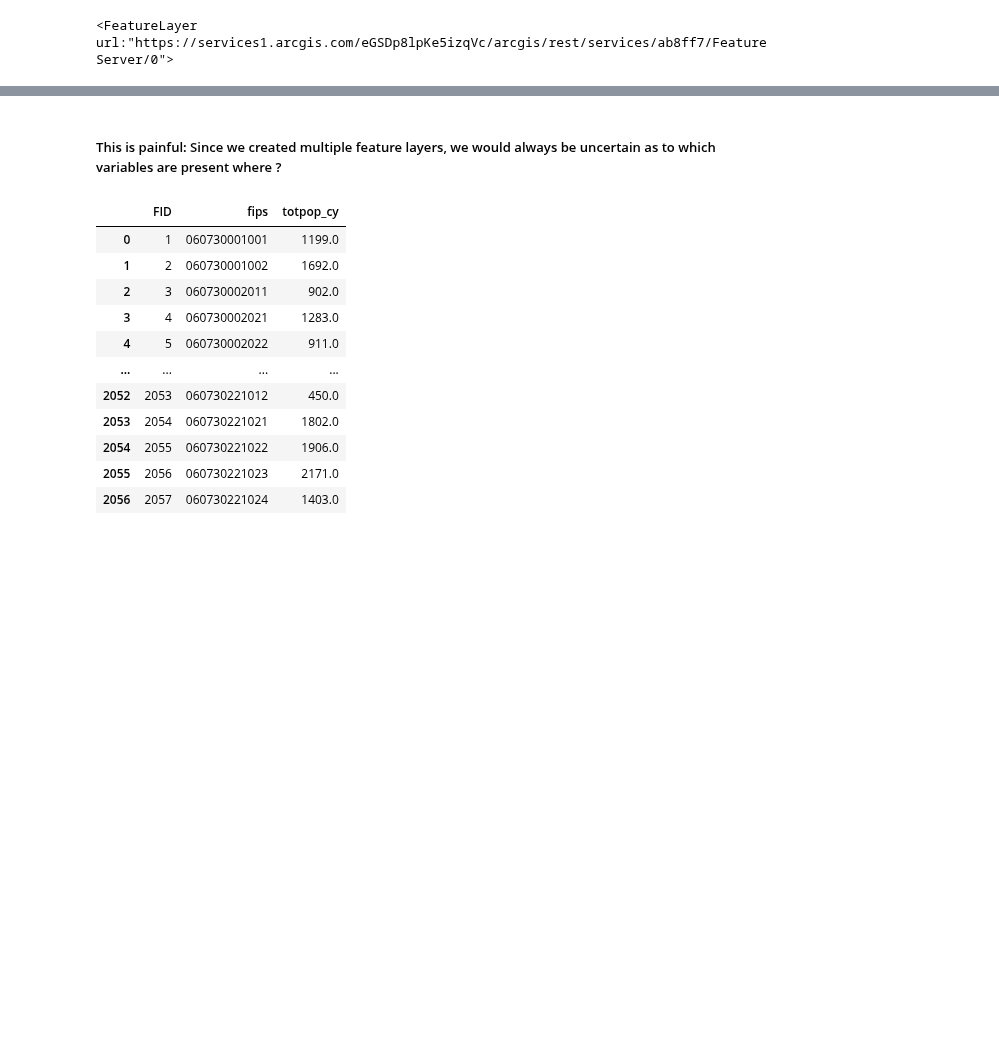
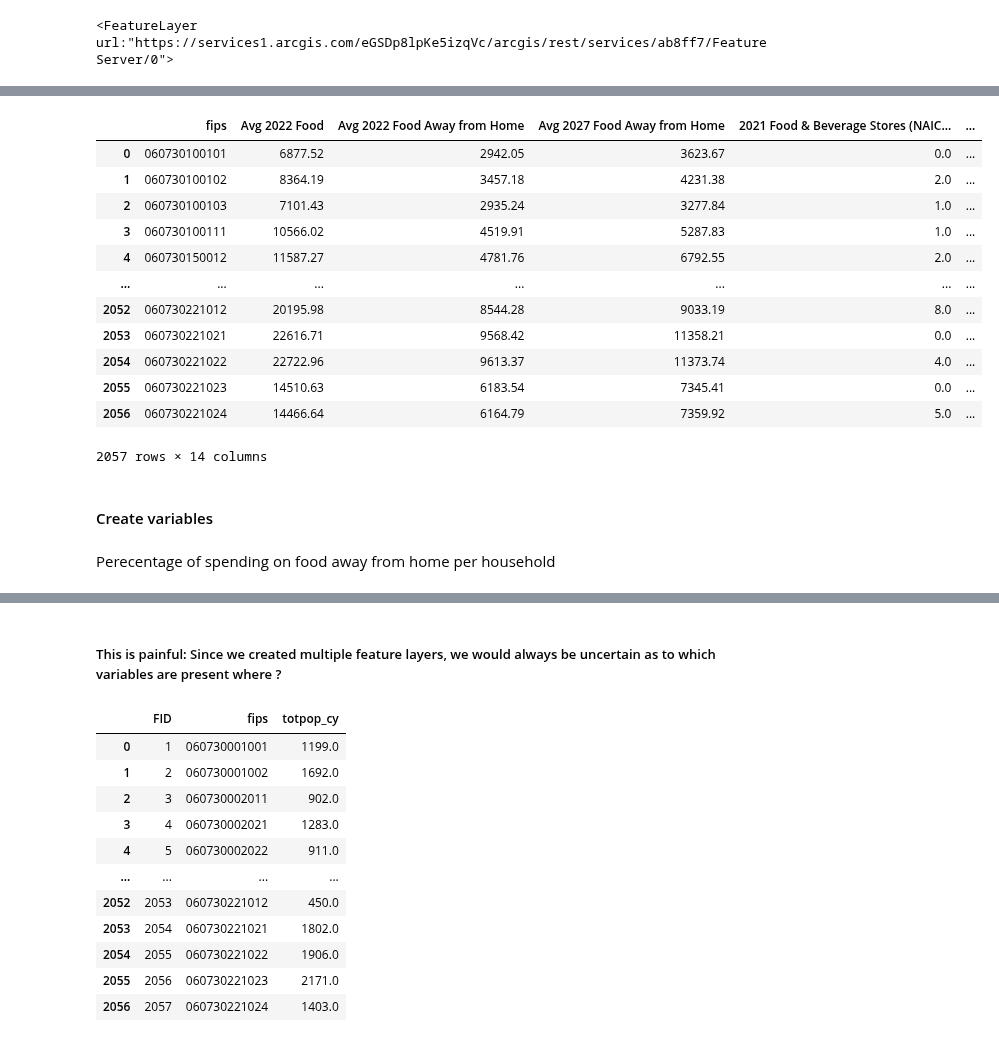
Before and after one commit to amoltkale/ai_chatbot_food_knowledge_graph, a Jupyter notebook: arc_gis/resource_data_creation/opportunity_and_competition_level_score.ipynb, the cells around one changed output, grey strips where cells are left out. Cells and saved outputs as stored; diff of their text form; code cells hidden in the pictures; blank space fills up the shorter version.

```diff
--- a/arc_gis/resource_data_creation/opportunity_and_competition_level_score.ipynb
+++ b/arc_gis/resource_data_creation/opportunity_and_competition_level_score.ipynb
@@ -43,0 +192,21 @@ demographics_layer_1
+# %%
+opportunity_competition_df.rename(columns = var_mapping, inplace = True)
+opportunity_competition_df
+# %% [output]
+|  | fips | Avg 2022 Food | Avg 2022 Food Away from Home | Avg 2027 Food Away from Home | 2021 Food & Beverage Stores (NAIC... | ... |
+| 0 | 060730100101 | 6877.52 | 2942.05 | 3623.67 | 0.0 | ... |
+| 1 | 060730100102 | 8364.19 | 3457.18 | 4231.38 | 2.0 | ... |
+| 2 | 060730100103 | 7101.43 | 2935.24 | 3277.84 | 1.0 | ... |
+| 3 | 060730100111 | 10566.02 | 4519.91 | 5287.83 | 1.0 | ... |
+| 4 | 060730150012 | 11587.27 | 4781.76 | 6792.55 | 2.0 | ... |
+| ... | ... | ... | ... | ... | ... | ... |
+| 2052 | 060730221012 | 20195.98 | 8544.28 | 9033.19 | 8.0 | ... |
+| 2053 | 060730221021 | 22616.71 | 9568.42 | 11358.21 | 0.0 | ... |
+| 2054 | 060730221022 | 22722.96 | 9613.37 | 11373.74 | 4.0 | ... |
+| 2055 | 060730221023 | 14510.63 | 6183.54 | 7345.41 | 0.0 | ... |
+| 2056 | 060730221024 | 14466.64 | 6164.79 | 7359.92 | 5.0 | ... |
+2057 rows × 14 columns
+# %% [markdown]
+#### Create variables
+# %% [markdown]
+Perecentage of spending on food away from home per household
```
Also changed, not shown: parts of 31 cells of this notebook.
